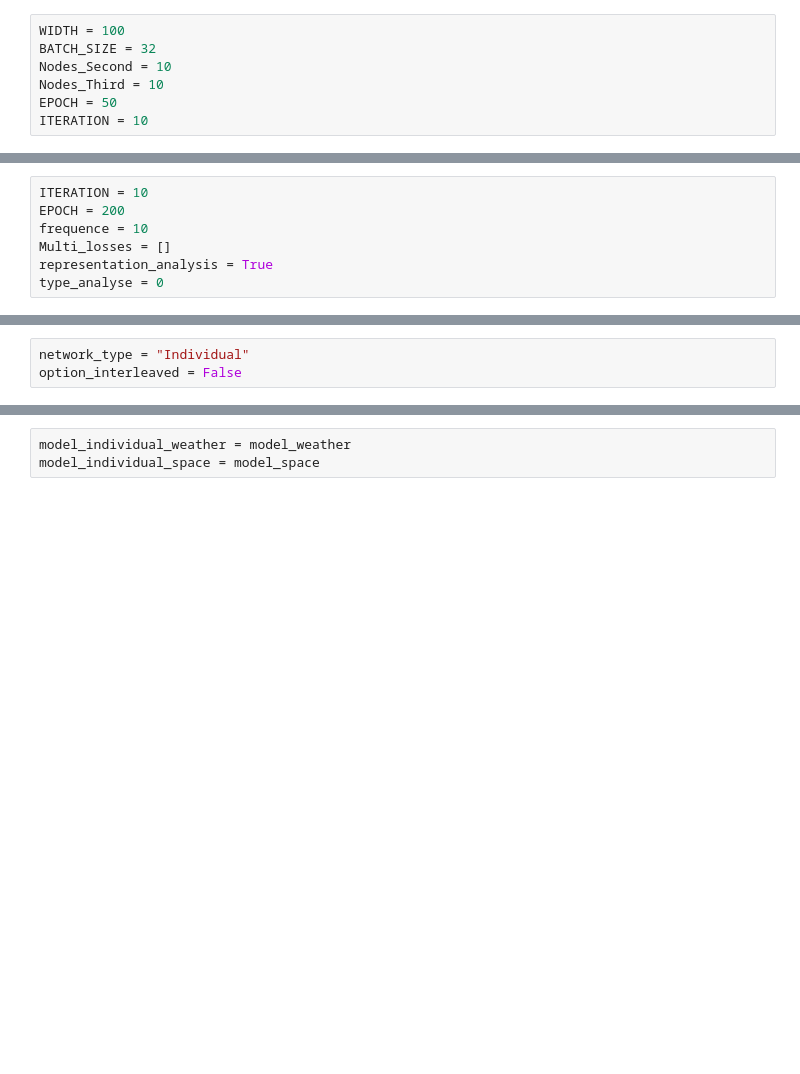
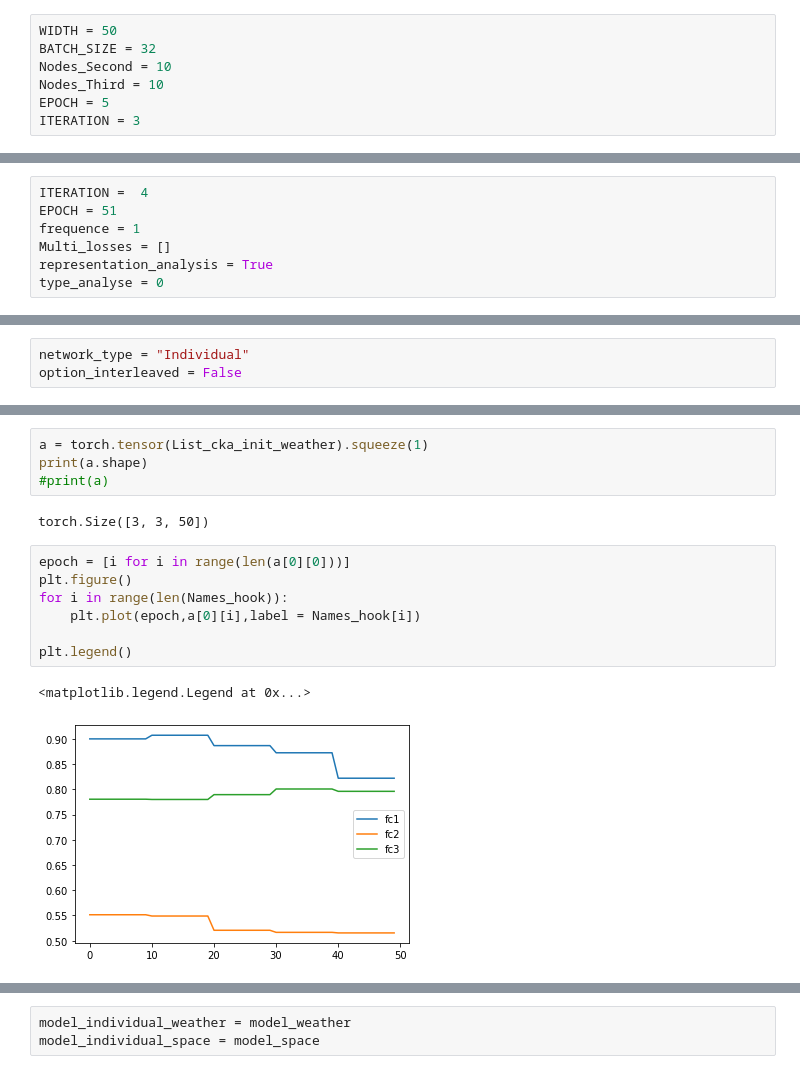
Before and after one commit to BeylierMPG/-NN-for-Spatial-and-Conceptual-Navigation, a Jupyter notebook: Mono_Multi_TASK/Experiments_notebooks/Network_representation_similarity_frozen_weights.ipynb, the cells around one changed output, grey strips where cells are left out. Cells and saved outputs as stored; diff of their text form; blank space fills up the shorter version.

```diff
--- a/Mono_Multi_TASK/Experiments_notebooks/Network_representation_similarity_frozen_weights.ipynb
+++ b/Mono_Multi_TASK/Experiments_notebooks/Network_representation_similarity_frozen_weights.ipynb
@@ -76,12 +76,12 @@ Random seed 2021 has been set.
 # %% [markdown]
 # Generate the Dataset
 # %%
-WIDTH = 100
+WIDTH = 50
 BATCH_SIZE = 32
 Nodes_Second = 10
 Nodes_Third = 10
-EPOCH = 50
-ITERATION = 10
+EPOCH = 5
+ITERATION = 3
 # %%
 set_seed(seed=SEED)
 experiment = Experiment(width = WIDTH,batch_size=BATCH_SIZE,size_output_multi=2)
@@ -107,9 +107,9 @@ do_analysis = True
 type_an = 0
 frequence = 10
 # %%
-ITERATION = 10
-EPOCH = 200
-frequence = 10
+ITERATION =  4
+EPOCH = 51
+frequence = 1
 Multi_losses = []
 representation_analysis = True
 type_analyse = 0
@@ -150,3 +143,19 @@ Iteration 9
+# %%
+a = torch.tensor(List_cka_init_weather).squeeze(1)
+print(a.shape)
+#print(a)
+# %% [output]
+torch.Size([3, 3, 50])
+# %%
+epoch = [i for i in range(len(a[0][0]))]
+plt.figure()
+for i in range(len(Names_hook)):
+    plt.plot(epoch,a[0][i],label = Names_hook[i])
+
+plt.legend()
+# %% [output]
+<matplotlib.legend.Legend at 0x...>
+[figure, added]
 # %%
 spatial_losses = []
 List_cka_init_space = [[] for iteration in range(ITERATION)]
```
Also changed, not shown: parts of 15 cells of this notebook, 1 other file.
